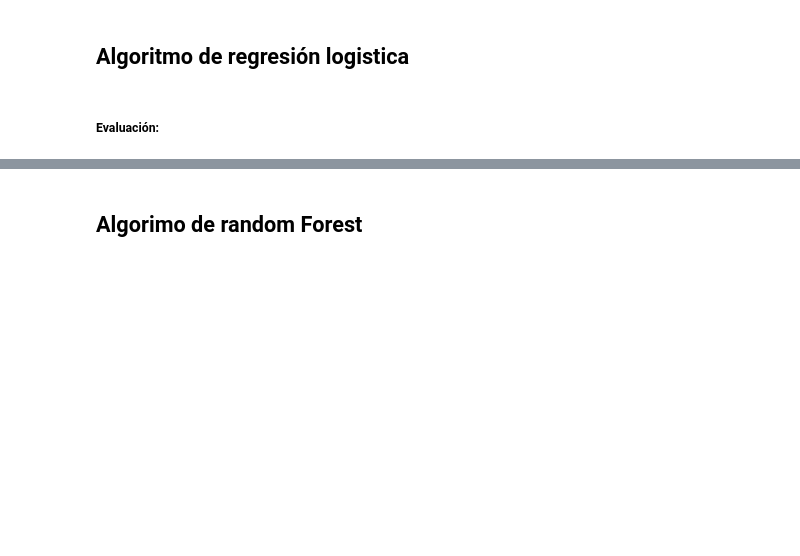
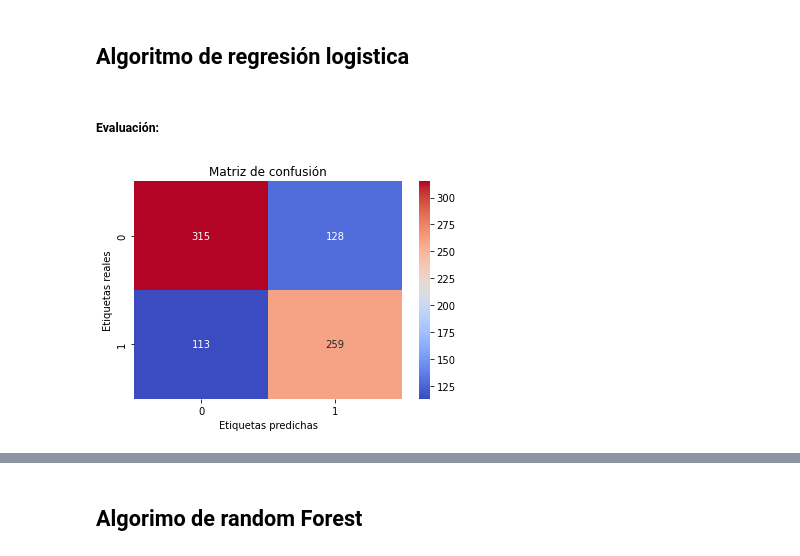
Before and after one commit to bserna13/Analisis-de-datos, a Jupyter notebook: Banco_permanencia.ipynb, the cells around one changed output, grey strips where cells are left out. Cells and saved outputs as stored; diff of their text form; code cells hidden in the pictures; blank space fills up the shorter version.

```diff
--- a/Banco_permanencia.ipynb
+++ b/Banco_permanencia.ipynb
@@ -310 +414,19 @@ Perfecto, ya no tenemos problemas con los tipos, solo nos queda aplicar los algo
+# %%
+def graf_matriz_con(y_true, y_pred):
+    from sklearn.metrics import confusion_matrix
+
+    # Calcular matriz de confusión
+    conf_mat = confusion_matrix(y_true, y_pred)
+
+    # Crear dataframe de la matriz de confusión
+    #conf_mat_df = pd.DataFrame(conf_mat,
+                               #index=['Actual 0', 'Actual 1'],
+                               #columns=['Predicted 0', 'Predicted 1'])
+
+    # Trazar la matriz de confusión con heatmap()
+    sns.heatmap(conf_mat, annot=True, cmap="coolwarm",fmt='d')
+    plt.title('Matriz de confusión')
+    plt.xlabel('Etiquetas predichas')
+    plt.ylabel('Etiquetas reales')
+    plt.show()
 # %% [markdown]
@@ -312,17 +434,19 @@ Perfecto, ya no tenemos problemas con los tipos, solo nos queda aplicar los algo
 # %%
-X = datos.drop('Exited',axis=1)
-y = datos['Exited']
 from sklearn.model_selection import train_test_split
-X_train, X_test, y_train, y_test = train_test_split(X,y,test_size=0.2)
+X_train, X_test, y_train, y_test = train_test_split(X_under,y_under.values.ravel(),test_size=0.2,random_state=42)
 # %% [markdown]
 ## Algoritmo de regresión logistica
 # %%
 from sklearn.linear_model import LogisticRegression
-modelo1_LR = LogisticRegression()
-modelo1_LR.fit(X_train,y_train)
-prediciones = modelo1_LR.predict(X_test)
+model_LR1 = LogisticRegression()
+model_LR1.fit(X_train,y_train)
+prediciones = model_LR1.predict(X_test)
 # %% [markdown]
 ##### Evaluación:
+# %%
+graf_matriz_con(y_test,prediciones)
+# %% [output]
+[figure, added]
 # %%
 from sklearn.metrics import accuracy_score
 accuracy_score(y_test,prediciones)
```
Also changed, not shown: parts of 44 cells of this notebook.
